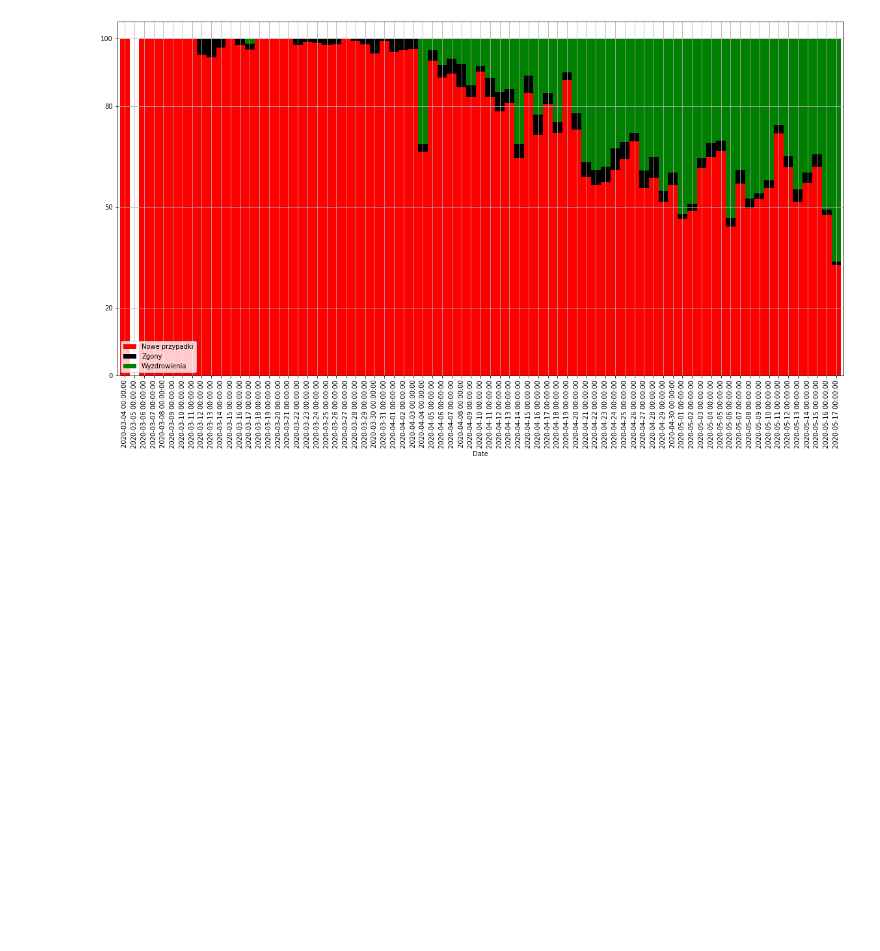
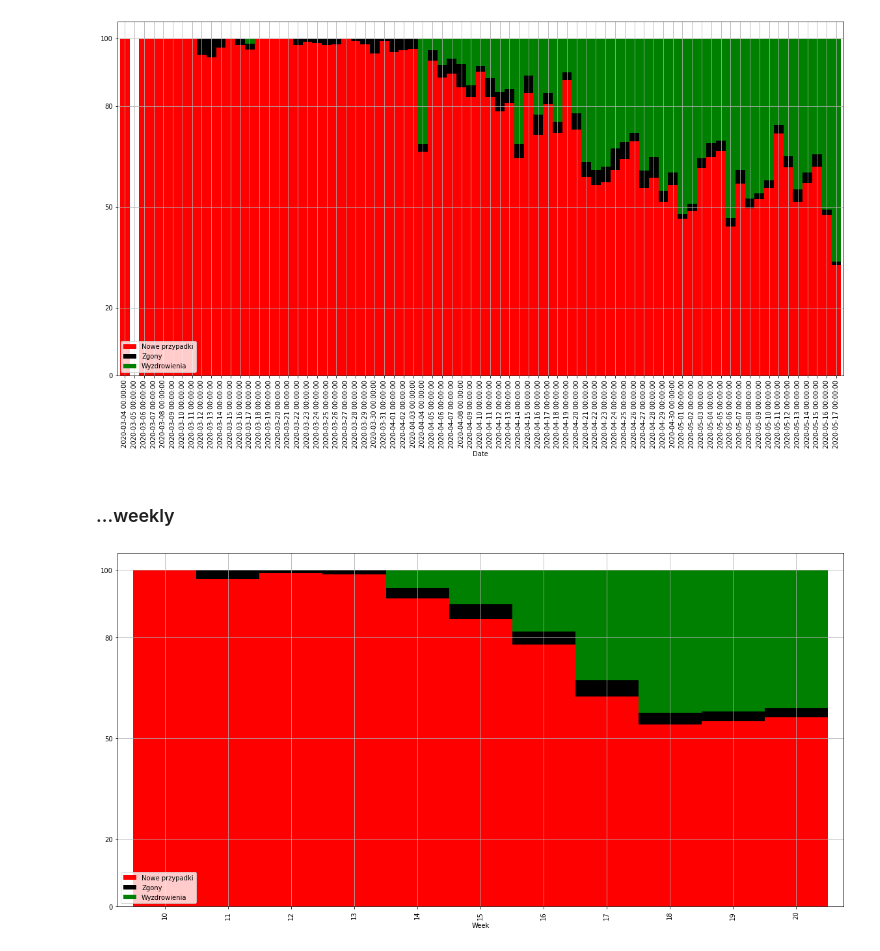
Before and after one commit to malleor/cov-pl-analysis, a Jupyter notebook: spikes/prototype.ipynb, the cells around one changed output. Saved outputs shown, nothing was run; the diff lists cells and outputs as text; code cells hidden in the pictures; blank space fills up the shorter version.

Commit message:
Cases weekly

```diff
--- a/spikes/prototype.ipynb
+++ b/spikes/prototype.ipynb
@@ -100,18 +100,38 @@ plt.legend([u'Liczba nowych przypadków danego dnia',
 # %% [output]
 [figure]
 # %%
-df['All'] = df.New - df.Cured - df.Deaths
-df['NewPercent'] = df.New / df.All * 100.
-df['DeathsPercent'] = -df.Deaths / df.All * 100.
-df['CuredPercent'] = -df.Cured / df.All * 100.
+def calc_percentages(df):
+    df['All'] = df.New - df.Cured - df.Deaths
+    df['NewPercent'] = df.New / df.All * 100.
+    df['DeathsPercent'] = -df.Deaths / df.All * 100.
+    df['CuredPercent'] = -df.Cured / df.All * 100.
+
+calc_percentages(df)
 # %%
-plt.figure(figsize=(20, 10))
-df[['NewPercent', 'DeathsPercent', 'CuredPercent']].plot.bar(ax=plt.gca(), stacked=True, width=1., color=['r', 'k','g'])
-plt.gca().set_yticks([0, 20, 50, 80, 100])
-plt.grid(True)
-plt.legend([u'Nowe przypadki',
-            u'Zgony',
-            u'Wyzdrowienia'],
-           loc='lower left');
+def plot_percentage_cases(df):
+    plt.figure(figsize=(20, 10))
+    df[['NewPercent', 'DeathsPercent', 'CuredPercent']].plot.bar(ax=plt.gca(), stacked=True, width=1., color=['r', 'k','g'])
+    plt.gca().set_yticks([0, 20, 50, 80, 100])
+    plt.grid(True)
+    plt.legend([u'Nowe przypadki',
+                u'Zgony',
+                u'Wyzdrowienia'],
+               loc='lower left');
+
+
+plot_percentage_cases(df)
 # %% [output]
 [figure]
+# %% [markdown]
+### ...weekly
+# %%
+if 'Week' in df.columns:
+    del df['Week']
+df['Week'] = df.index.week
+# %%
+df_weekly = df[['New', 'Deaths', 'Cured', 'Week']].groupby('Week').sum()
+
+calc_percentages(df_weekly)
+plot_percentage_cases(df_weekly)
+# %% [output]
+[figure, added]
```
